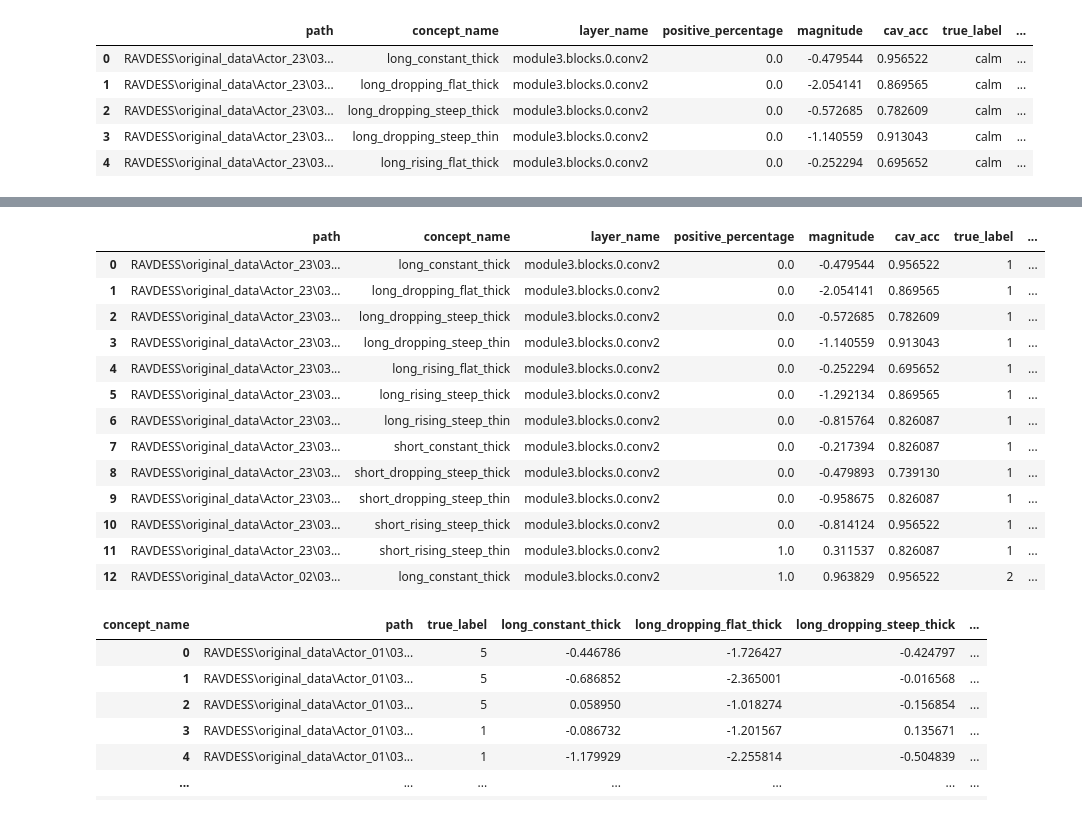
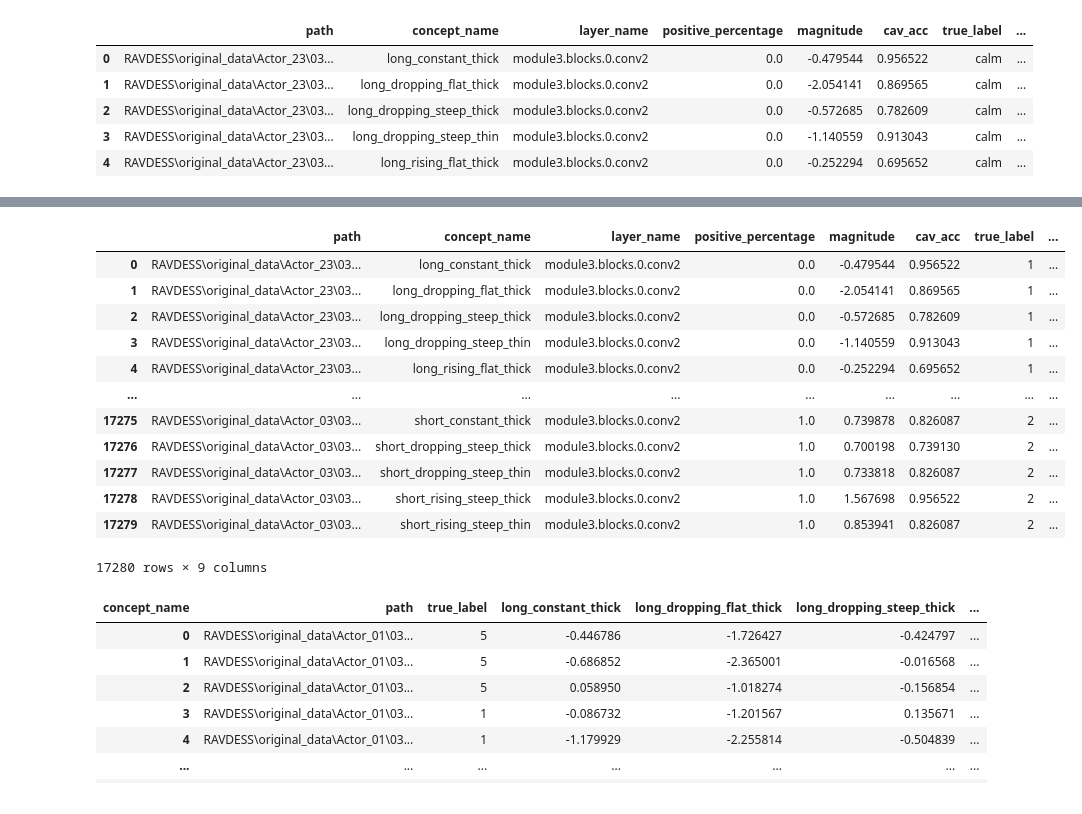
Before and after one commit to Ely6899/Audio_processing_project, a Jupyter notebook: Models/SentimentAnalysis/tcav_results_analysis.ipynb, the cells around one changed output, grey strips where cells are left out. Cells and saved outputs as stored; diff of their text form; code cells hidden in the pictures.

```diff
--- a/Models/SentimentAnalysis/tcav_results_analysis.ipynb
+++ b/Models/SentimentAnalysis/tcav_results_analysis.ipynb
@@ -62,19 +83,18 @@ data_matching_predictions["true_label"] = encoded_emotions
 # %%
-data_matching_predictions.head(13)
+data_matching_predictions
 # %% [output]
 |  | path | concept_name | layer_name | positive_percentage | magnitude | cav_acc | true_label | ... |
 | 0 | RAVDESS\original_data\Actor_23\03... | long_constant_thick | module3.blocks.0.conv2 | 0.0 | -0.479544 | 0.956522 | 1 | ... |
 | 1 | RAVDESS\original_data\Actor_23\03... | long_dropping_flat_thick | module3.blocks.0.conv2 | 0.0 | -2.054141 | 0.869565 | 1 | ... |
 | 2 | RAVDESS\original_data\Actor_23\03... | long_dropping_steep_thick | module3.blocks.0.conv2 | 0.0 | -0.572685 | 0.782609 | 1 | ... |
 | 3 | RAVDESS\original_data\Actor_23\03... | long_dropping_steep_thin | module3.blocks.0.conv2 | 0.0 | -1.140559 | 0.913043 | 1 | ... |
 | 4 | RAVDESS\original_data\Actor_23\03... | long_rising_flat_thick | module3.blocks.0.conv2 | 0.0 | -0.252294 | 0.695652 | 1 | ... |
-| 5 | RAVDESS\original_data\Actor_23\03... | long_rising_steep_thick | module3.blocks.0.conv2 | 0.0 | -1.292134 | 0.869565 | 1 | ... |
-| 6 | RAVDESS\original_data\Actor_23\03... | long_rising_steep_thin | module3.blocks.0.conv2 | 0.0 | -0.815764 | 0.826087 | 1 | ... |
-| 7 | RAVDESS\original_data\Actor_23\03... | short_constant_thick | module3.blocks.0.conv2 | 0.0 | -0.217394 | 0.826087 | 1 | ... |
-| 8 | RAVDESS\original_data\Actor_23\03... | short_dropping_steep_thick | module3.blocks.0.conv2 | 0.0 | -0.479893 | 0.739130 | 1 | ... |
-| 9 | RAVDESS\original_data\Actor_23\03... | short_dropping_steep_thin | module3.blocks.0.conv2 | 0.0 | -0.958675 | 0.826087 | 1 | ... |
-| 10 | RAVDESS\original_data\Actor_23\03... | short_rising_steep_thick | module3.blocks.0.conv2 | 0.0 | -0.814124 | 0.956522 | 1 | ... |
-| 11 | RAVDESS\original_data\Actor_23\03... | short_rising_steep_thin | module3.blocks.0.conv2 | 1.0 | 0.311537 | 0.826087 | 1 | ... |
-| 12 | RAVDESS\original_data\Actor_02\03... | long_constant_thick | module3.blocks.0.conv2 | 1.0 | 0.963829 | 0.956522 | 2 | ... |
+| ... | ... | ... | ... | ... | ... | ... | ... | ... |
+| 17275 | RAVDESS\original_data\Actor_03\03... | short_constant_thick | module3.blocks.0.conv2 | 1.0 | 0.739878 | 0.826087 | 2 | ... |
+| 17276 | RAVDESS\original_data\Actor_03\03... | short_dropping_steep_thick | module3.blocks.0.conv2 | 1.0 | 0.700198 | 0.739130 | 2 | ... |
+| 17277 | RAVDESS\original_data\Actor_03\03... | short_dropping_steep_thin | module3.blocks.0.conv2 | 1.0 | 0.733818 | 0.826087 | 2 | ... |
+| 17278 | RAVDESS\original_data\Actor_03\03... | short_rising_steep_thick | module3.blocks.0.conv2 | 1.0 | 1.567698 | 0.956522 | 2 | ... |
+| 17279 | RAVDESS\original_data\Actor_03\03... | short_rising_steep_thin | module3.blocks.0.conv2 | 1.0 | 0.853941 | 0.826087 | 2 | ... |
+17280 rows × 9 columns
 # %%
 vector_df = data_matching_predictions.pivot_table(
```
Also changed, not shown: parts of 25 cells of this notebook.
